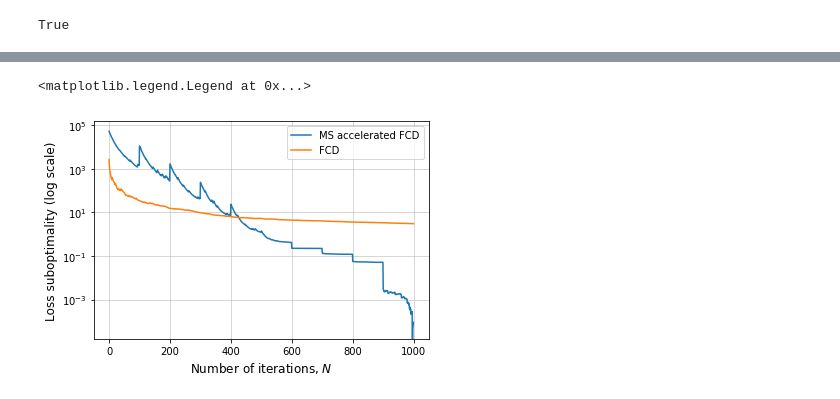
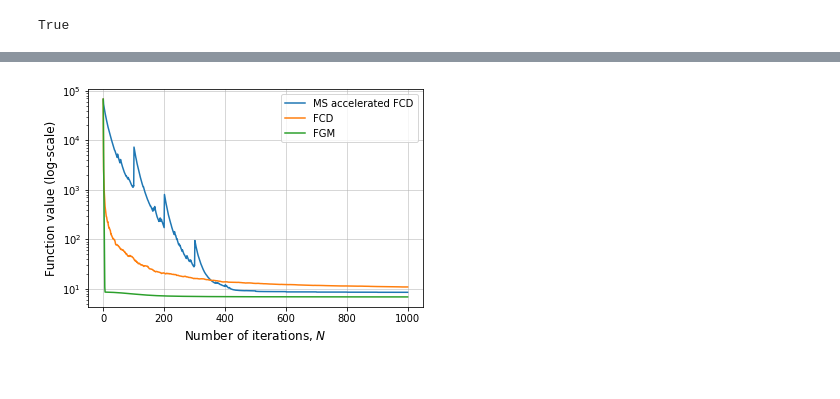
Before and after one commit to evorontsova/Oracle-Complexity-Separation-1, a Jupyter notebook: log-density-estimation/ms fcd.ipynb, the cells around one changed output, grey strips where cells are left out. Cells and saved outputs as stored; diff of their text form; code cells hidden in the pictures.

```diff
--- a/log-density-estimation/ms fcd.ipynb
+++ b/log-density-estimation/ms fcd.ipynb
@@ -274,0 +439,18 @@ with open("data/losses.data", "rb") as file:
+# %%
+x_fgm_times, funcs_fgm_times, fgm_times = fgm(
+    f,
+    grad_f,
+    x_0,
+    T=1000,
+    L_const=L*180,
+    time_scale=True,
+#     verbose=True
+)
+# %%
+x_ms_times, funcs_ms_times, ms_times = ms_acc_prox_method(
+    x_0,
+    L, Lh,
+    T=10,
+    time_scale=True,
+#     verbose=True
+)
@@ -274,0 +467,4 @@ with open("data/losses.data", "rb") as file:
+# %%
+funcs_ms_times = np.concatenate([[f(x_0)], funcs_ms_times])
+funcs_times = np.concatenate([[f(x_0)], funcs_times])
+funcs_fgm_times = np.concatenate([[f(x_0)], funcs_fgm_times])
@@ -275,12 +485,19 @@ with open("data/losses.data", "rb") as file:
+# %%
+length = min(
+    funcs_ms_times.shape[0],
+    funcs_times.shape[0],
+    funcs_fgm_times.shape[0]
+)
 # %%
-plt.semilogy(losses_ms - f_opt,
+plt.semilogy(funcs_ms_times[:length],
              label="MS accelerated FCD")
-plt.semilogy(losses - f_opt, label="FCD")
+plt.semilogy(funcs_times[:length], label="FCD")
+plt.semilogy(funcs_fgm_times[:length], label="FGM")
 plt.grid(linewidth=0.5)
 
 plt.xlabel(r"Number of iterations, $N$", fontsize=12)
-plt.ylabel(r"Loss suboptimality (log scale)", fontsize=12)
+plt.ylabel(r"Function value (log-scale)", fontsize=12)
 plt.legend()
+plt.show()
 # %% [output]
-<matplotlib.legend.Legend at 0x...>
-[figure, old version]
+[figure, new version]
```
Also changed, not shown: parts of 29 cells of this notebook.
